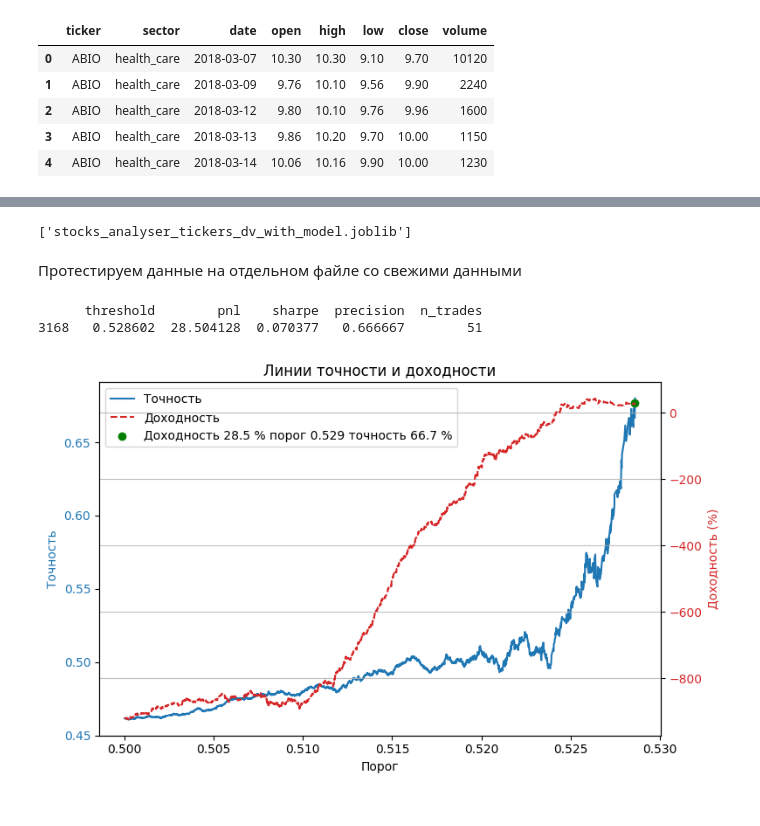
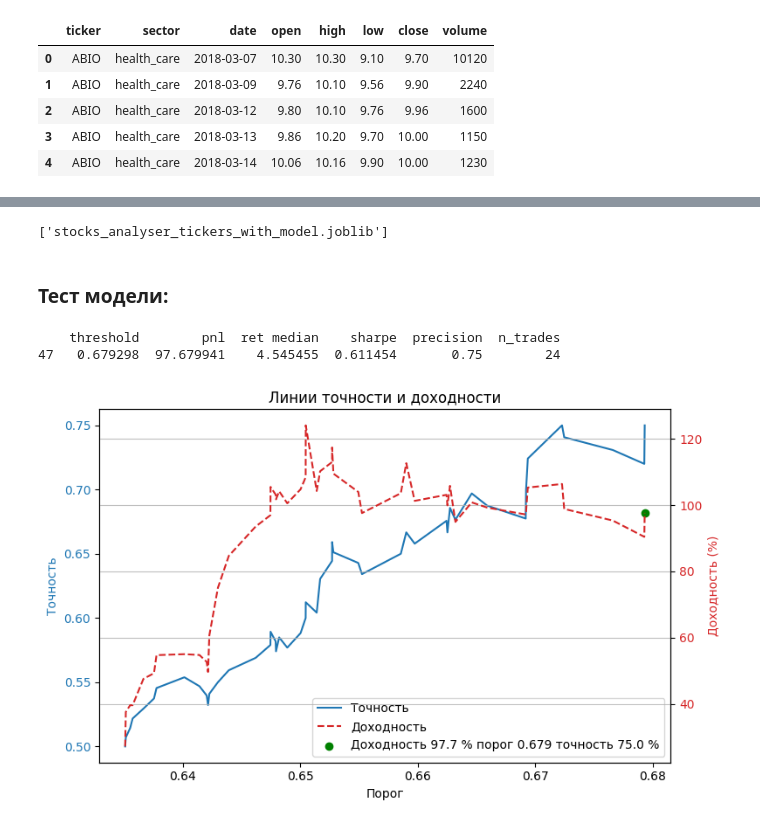
Before and after one commit to ChtoGde/stocks_analyser, a Jupyter notebook: ml_model.ipynb, the cells around one changed output, grey strips where cells are left out. Saved outputs shown, nothing was run; the diff lists cells and outputs as text; code cells hidden in the pictures.

```diff
--- a/ml_model.ipynb
+++ b/ml_model.ipynb
@@ -52,4 +66,3 @@ tickers = list(candles.ticker.unique())
 # %%
-# убираем колонки, которые нельзя использовать в обучении
-columns_to_drop =  ['index', 'ticker', 'date', 'volatility','high', 'low', 'season', 'sector', 'target', 'open_close_ratio',
-                    'return_7d', 'volume_spike', 'ema_slope', 'rsi_slope', 'return', 'hist_slope', 'vol_ratio_20_60', 'volume_ratio']
+# убираем колонки, которые нельзя использовать в обучении + те, которые мешали обучению
+columns_to_drop =  ['index', 'date', 'target', 'return_7d','ticker', 'sector', 'return']
@@ -163,8 +188,8 @@ importants
 # %%
-# выгружаем тикеры, векторайзер и модель в оидельный файл
-dump((tickers, model), 'stocks_analyser_tickers_with_model.joblib')
+# выгружаем тикеры и модель в оидельный файл
+dump((first_second_tier_tickers, model), 'stocks_analyser_tickers_with_model.joblib')
 # %% [output]
-['stocks_analyser_tickers_dv_with_model.joblib']
+['stocks_analyser_tickers_with_model.joblib']
 # %% [markdown]
-Протестируем данные на отдельном файле со свежими данными
+### Тест модели:
 # %%
@@ -186,63 +220,82 @@ thresholds = thresholds[thresholds > 0.5]
 # %%
 results = []
 
+# проходим по каждому порогу
 for thresh in thresholds:
-    test_df['pred'] = (proba > thresh).astype(int)
-    n_pred = test_df.pred.sum()
+    # преобразуем вероятность в предсказание при помощи порога
+    pred = (proba > thresh).astype(int)
+    # считаем количество предсказаний на рост
+    n_pred = pred.sum()
 
-    if n_pred < 50:
+    # если предсказаний меньше 24, пропускаем порог
+    if n_pred < 24:
         continue
 
-    sel = test_df[test_df.pred == 1]
-    ret_mean = sel['return'].mean()
-    ret_std = sel['return'].std()
+    # если предсказаний больше чем 72, пропускаем порог
+    if n_pred > 72:
+        continue
 
+    # делаем выборку по предсказания
+    sel = test_df[pred == 1]
+    # считаем среднюю дохоность для выборки
+    ret_mean = sel['return_7d'].mean()
+    # рассчитываем медианную доходность для истинно положителных предсказаний (поможет определиться с тейк-профитом)
+    median_ret = test_df[(test_df.target == 1) & (pred == 1)]['return_7d'].median()
+    # считаем стандартное отклонение
+    ret_std = sel['return_7d'].std()
+
+    # оценка доходности и риска
     sharpe = ret_mean / ret_std if ret_std > 0 else np.nan
-    precision = precision_score(test_df.target, test_df.pred)
+    # рассчитываем точность
+    precision = precision_score(test_df.target, pred)
+    # считаем абсолютную доходность
+    pnl = sel['return_7d'].sum() * 100
 
-
-    pnl = sel['return'].sum() * 100
-
+    # сохраняем результаты
     results.append({
         'threshold': thresh,
         'pnl': pnl,
+        'ret median': median_ret * 100,
         'sharpe': sharpe,
         'precision': precision,
         'n_trades': n_pred
     })
 
+# конвертирем в датафрейм
 results_df = pd.DataFrame(results)
 # %%
+# Определяем лучший порог по методу Шарпа
 best = results_df.sort_values('sharpe', ascending=False).head(1)
+# выводим результат
 print(best)
 # %% [output]
-      threshold        pnl    sharpe  precision  n_trades
-3168   0.528602  28.504128  0.070377   0.666667        51
+    threshold        pnl  ret median    sharpe  precision  n_trades
+47   0.679298  97.679941    4.545455  0.611454       0.75        24
 # %%
 fig, ax1 = plt.subplots(figsize=(8, 5))
 
 ax1.set_xlabel('Порог')
 ax1.set_ylabel('Точность', color='tab:blue')
 ax1.plot(results_df.threshold, results_df.precision, color='tab:blue',label='Точность')
 ax1.tick_params(axis='y', labelcolor='tab:blue')
 
 ax2 = ax1.twinx()
 ax2.set_ylabel('Доходность (%)', color='tab:red')
 ax2.plot(results_df.threshold, results_df.pnl, color='tab:red', linestyle='--', label='Доходность')
 ax2.tick_params(axis='y', labelcolor='tab:red')
 ax2.scatter(best.threshold.values, best.pnl.values, c='green', marker='o',
             label=f'Доходность {best.pnl.values[0]:.3} % порог {best.threshold.values[0]:.3} точность {(best.precision.values[0] * 100):.3} %')
 
 
 plt.title('Линии точности и доходности')
 
 # Объединяем легенды с обеих осей
 lines_1, labels_1 = ax1.get_legend_handles_labels()
 lines_2, labels_2 = ax2.get_legend_handles_labels()
-ax1.legend(lines_1 + lines_2, labels_1 + labels_2, loc='upper left')
+ax1.legend(lines_1 + lines_2, labels_1 + labels_2, loc='lower right')
 
 plt.grid(True, alpha=0.8)
 plt.tight_layout()
 plt.show()
 # %% [output]
-[figure, old version]
+[figure, new version]
```
Also changed, not shown: parts of 28 cells of this notebook, 7 other files.
